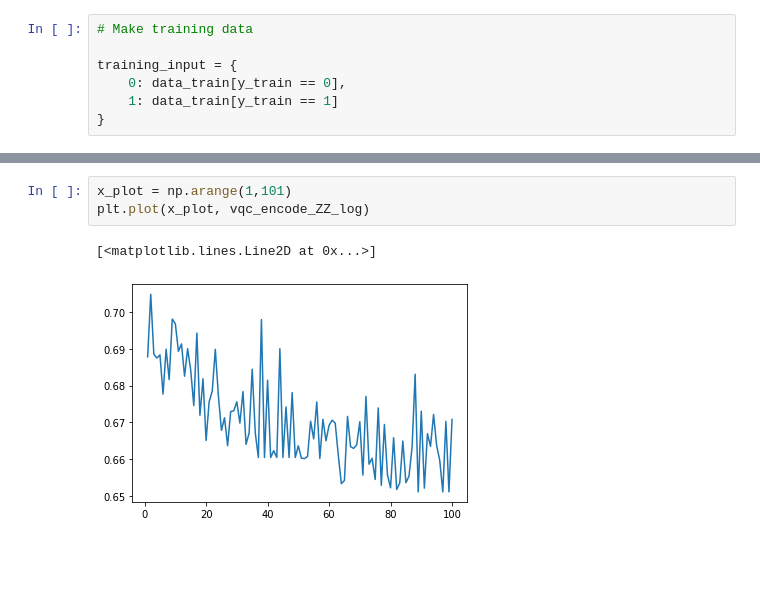
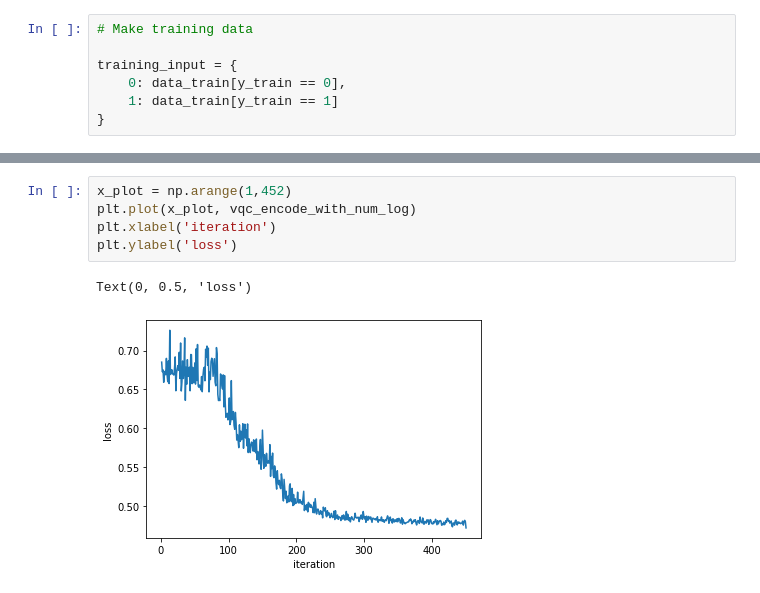
Before and after one commit to Coldog2333/qc_group_project, a Jupyter notebook: Titanic_VQC.ipynb, the cells around one changed output, grey strips where cells are left out. Saved outputs shown, nothing was run; the diff lists cells and outputs as text; blank space fills up the shorter version.

```diff
--- a/Titanic_VQC.ipynb
+++ b/Titanic_VQC.ipynb
@@ -537,6 +588,8 @@ np.mean(prediction == y_train), f1_score(prediction, y_train)
 # %%
-x_plot = np.arange(1,101)
-plt.plot(x_plot, vqc_encode_ZZ_log)
+x_plot = np.arange(1,452)
+plt.plot(x_plot, vqc_encode_with_num_log)
+plt.xlabel('iteration')
+plt.ylabel('loss')
 # %% [output]
-[<matplotlib.lines.Line2D at 0x...>]
+Text(0, 0.5, 'loss')
-[figure, old version]
+[figure, new version]
```
Also changed, not shown: parts of 14 cells of this notebook, 5 other files.
